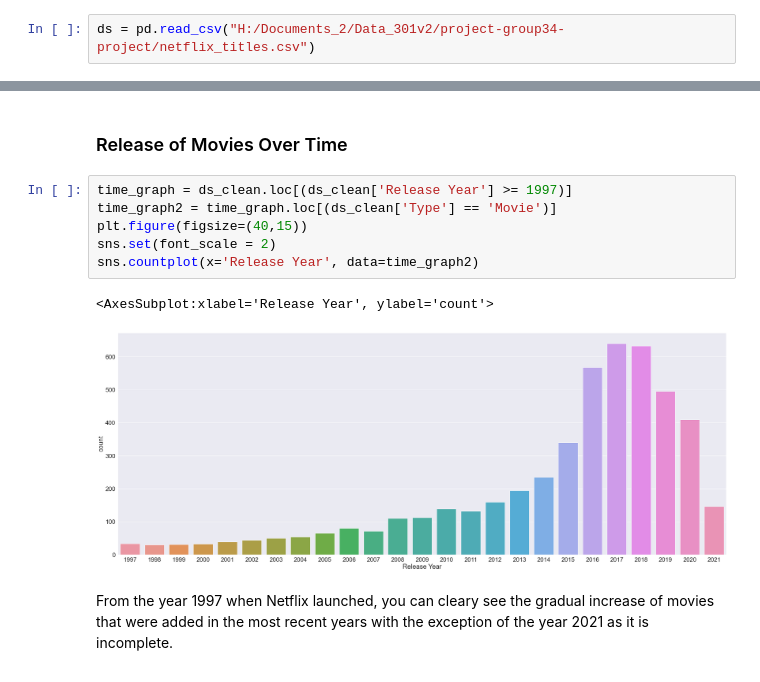
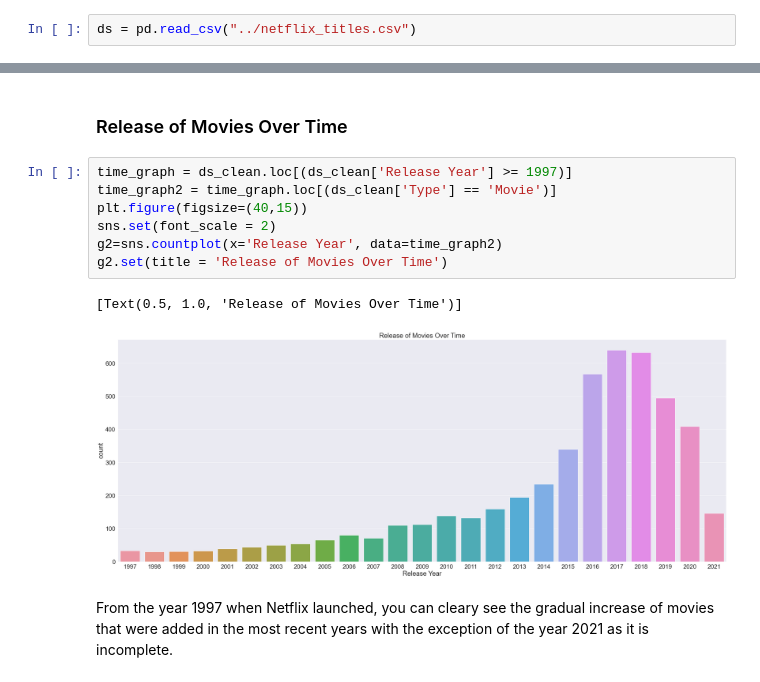
Before and after one commit to data301-2021-winter1/project-group34-project, a Jupyter notebook: notebooks/analysis2.ipynb, the cells around one changed output, grey strips where cells are left out. Cells and saved outputs as stored; diff of their text form.

```diff
--- a/notebooks/analysis2.ipynb
+++ b/notebooks/analysis2.ipynb
@@ -11,7 +11,7 @@ import numpy as np
 import seaborn as sns
 import matplotlib.pylab as plt
 # %%
-ds = pd.read_csv("H:/Documents_2/Data_301v2/project-group34-project/netflix_titles.csv")
+ds = pd.read_csv("../netflix_titles.csv")
 # %% [markdown]
 # Data Analysis Pipeline
 # %% [markdown]
@@ -80,12 +85,13 @@ After analyzing both graphs shown below, it is clear as day that one could say t
 # %%
 time_graph = ds_clean.loc[(ds_clean['Release Year'] >= 1997)]
 time_graph2 = time_graph.loc[(ds_clean['Type'] == 'Movie')]
 plt.figure(figsize=(40,15))
 sns.set(font_scale = 2)
-sns.countplot(x='Release Year', data=time_graph2)
+g2=sns.countplot(x='Release Year', data=time_graph2)
+g2.set(title = 'Release of Movies Over Time')
 # %% [output]
-<AxesSubplot:xlabel='Release Year', ylabel='count'>
+[Text(0.5, 1.0, 'Release of Movies Over Time')]
-[figure, old version]
+[figure, new version]
 # %% [markdown]
 From the year 1997 when Netflix launched, you can cleary see the gradual increase of movies that were added in the most recent years with the exception of the year 2021 as it is incomplete.
 # %% [markdown]
```
Also changed, not shown: parts of 7 cells of this notebook, 1 other file.
